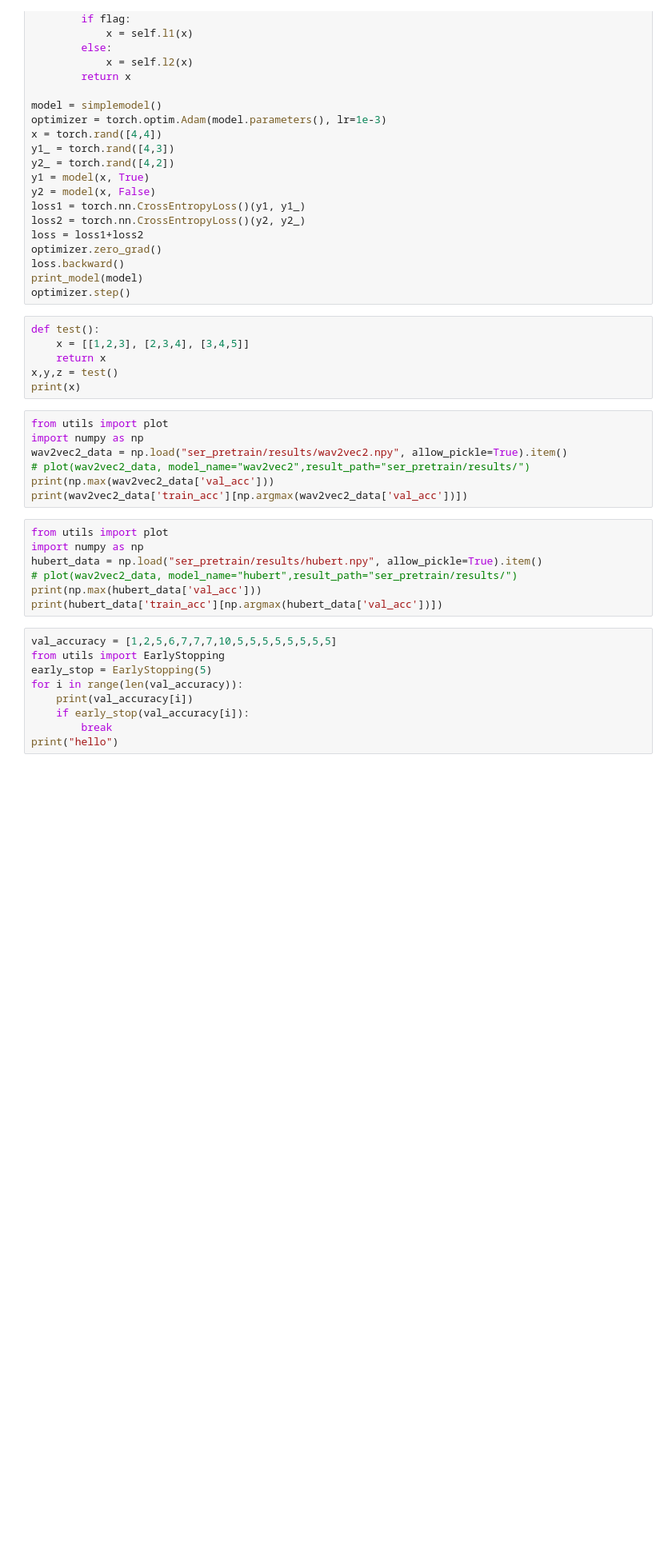
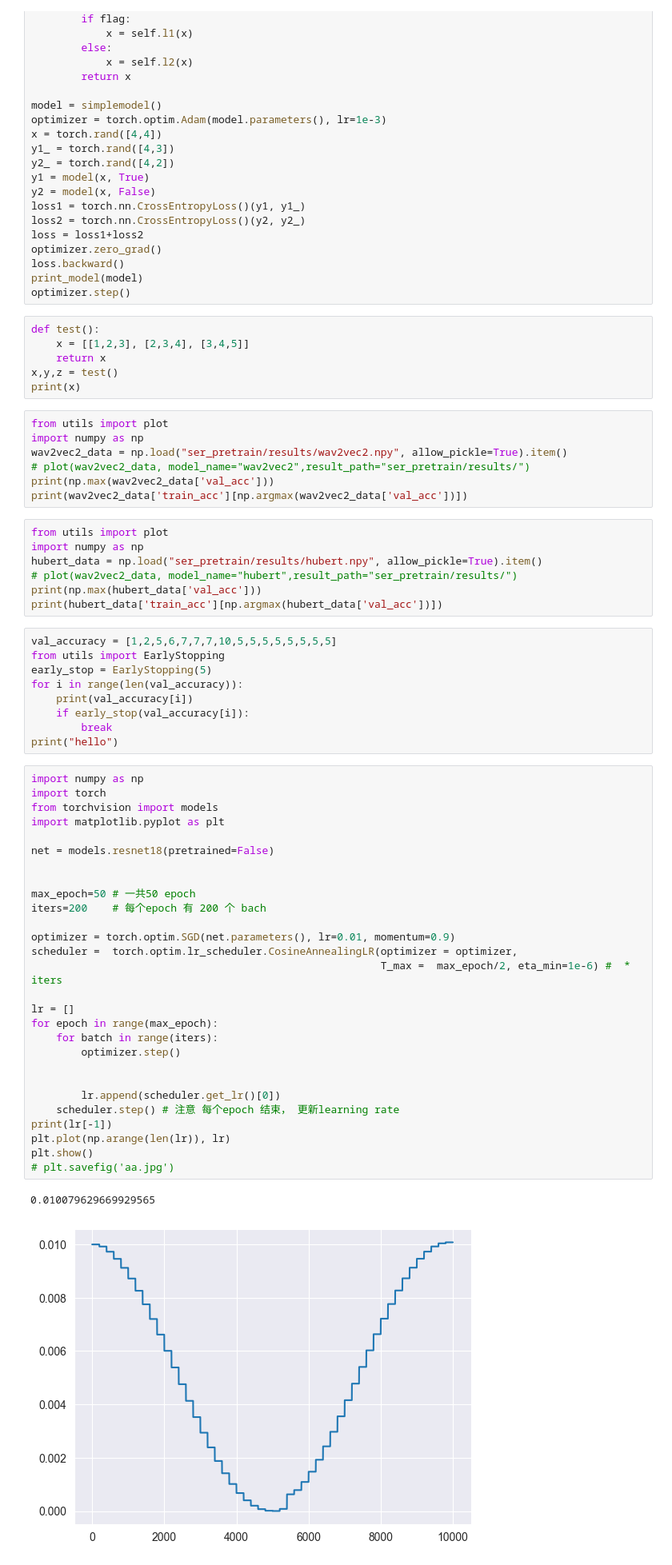
Before and after one commit to Xiang-M-J/SER_depression, a Jupyter notebook: test.ipynb, the cells around one changed output. Shown: that part at 80% size. Cells and saved outputs as stored; diff of their text form; blank space fills up the shorter version.

```diff
--- a/test.ipynb
+++ b/test.ipynb
@@ -325,3 +325,34 @@ for i in range(len(val_accuracy)):
     if early_stop(val_accuracy[i]):
         break
 print("hello")
+# %%
+import numpy as np
+import torch
+from torchvision import models
+import matplotlib.pyplot as plt
+
+net = models.resnet18(pretrained=False)
+
+
+max_epoch=50 # 一共50 epoch
+iters=200    # 每个epoch 有 200 个 bach
+
+optimizer = torch.optim.SGD(net.parameters(), lr=0.01, momentum=0.9)
+scheduler =  torch.optim.lr_scheduler.CosineAnnealingLR(optimizer = optimizer,
+                                                        T_max =  max_epoch/2, eta_min=1e-6) #  * iters
+
+lr = []
+for epoch in range(max_epoch):
+    for batch in range(iters):
+        optimizer.step()
+
+
+        lr.append(scheduler.get_lr()[0])
+    scheduler.step() # 注意 每个epoch 结束， 更新learning rate
+print(lr[-1])
+plt.plot(np.arange(len(lr)), lr)
+plt.show()
+# plt.savefig('aa.jpg')
+# %% [output]
+0.010079629669929565
+[figure, added]
```
Also changed, not shown: 4 other files.
